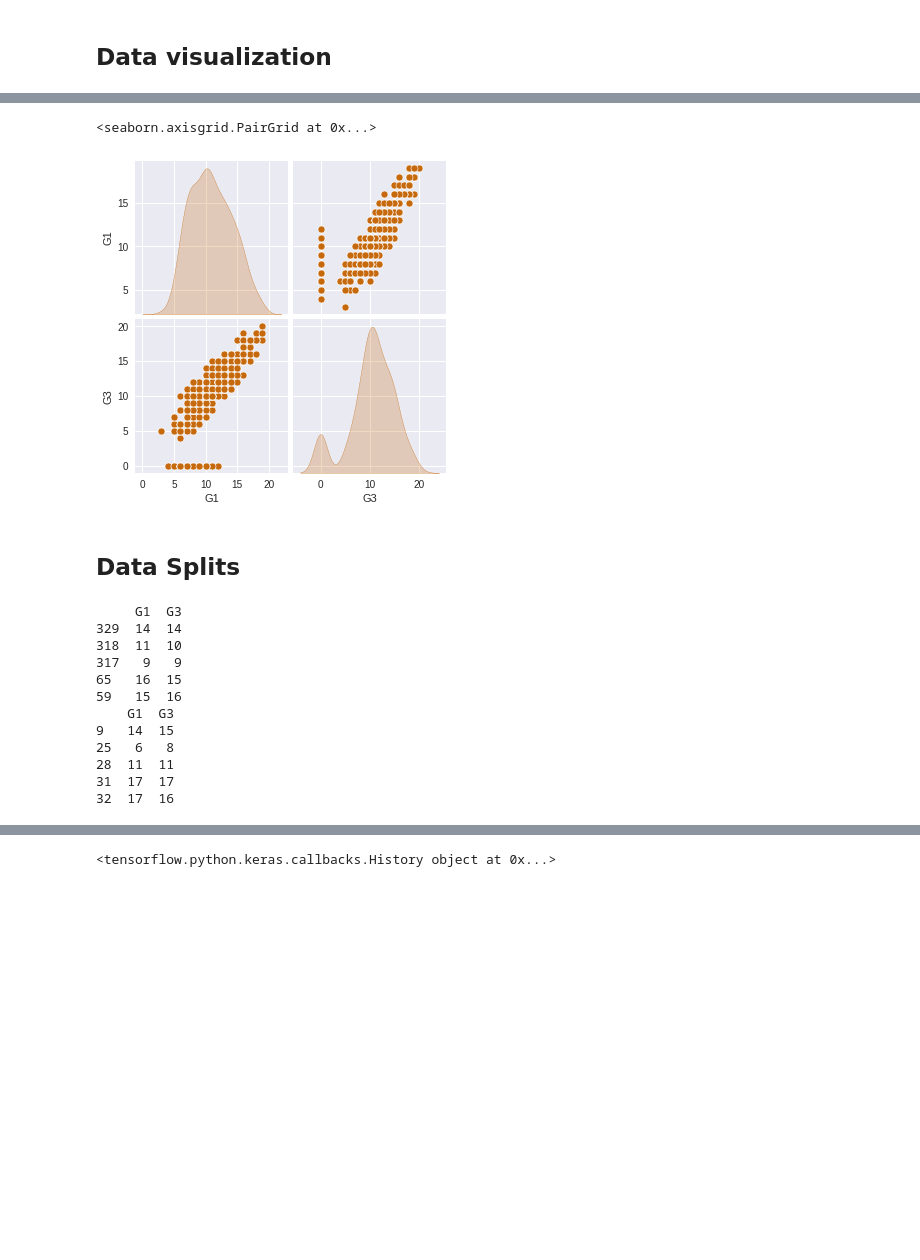
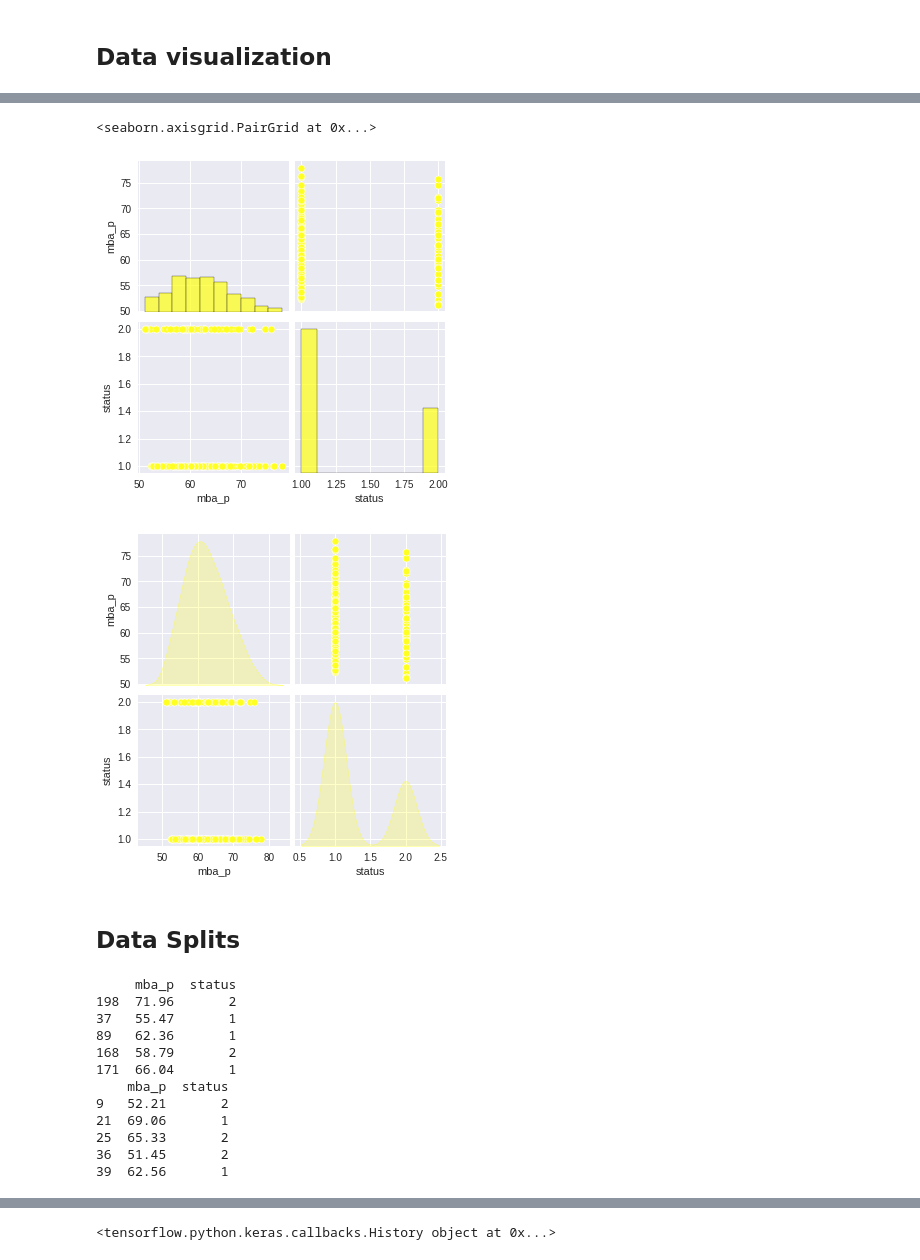
Before and after one commit to Salonee-Jain/MLnow_2.0, a Jupyter notebook: LinearRegression/Univariate.ipynb, the cells around one changed output, grey strips where cells are left out. Drawn from its saved outputs; the diff is of its cells as text; code cells hidden in the pictures; blank space fills up the shorter version.

```diff
--- a/LinearRegression/Univariate.ipynb
+++ b/LinearRegression/Univariate.ipynb
@@ -77,0 +72,2 @@ uniMathData.head(5)
+# %%
+Data['status'] = Data['status'].apply({'Placed':1, 'Not Placed':2}.get)
@@ -106,37 +110,42 @@ Index(['G1', 'G3'], dtype='object')
-# %%
-#pairplot for all the values
-
-sns.pairplot(uniMathData,
-             x_vars = ['G1', 'G3'],
-             y_vars =  ['G1', 'G3'],
-       diag_kind='kde'
-             )
-# %% [output]
-<seaborn.axisgrid.PairGrid at 0x...>
-[figure, removed]
+# %%
+sns.pairplot(uniData,
+             x_vars = ['mba_p', 'status'],
+             y_vars =  ['mba_p', 'status'],
+       diag_kind='auto'
+             )
+
+sns.pairplot(uniData,
+             x_vars = ['mba_p', 'status'],
+             y_vars =  ['mba_p', 'status'],
+       diag_kind='kde'
+             )
+# %% [output]
+<seaborn.axisgrid.PairGrid at 0x...>
+[figure, added]
+[figure, added]
 # %% [markdown]
 ## Data Splits
 # %%
 #80-20 train-test percent split
 
-trainDataset = uniMathData.sample(frac=0.8, random_state=0)
-testDataset = uniMathData.drop(trainDataset.index)
+trainDataset = uniData.sample(frac=0.89, random_state=0)
+testDataset = uniData.drop(trainDataset.index)
 
 print(trainDataset.head())
 print(testDataset.head())
 # %% [output]
-     G1  G3
-329  14  14
-318  11  10
-317   9   9
-65   16  15
-59   15  16
-    G1  G3
-9   14  15
-25   6   8
-28  11  11
-31  17  17
-32  17  16
+     mba_p  status
+198  71.96       2
+37   55.47       1
+89   62.36       1
+168  58.79       2
+171  66.04       1
+    mba_p  status
+9   52.21       2
+21  69.06       1
+25  65.33       2
+36  51.45       2
+39  62.56       1
 # %%
 print(trainDataset.shape)
 print(testDataset.shape)
```
Also changed, not shown: parts of 26 cells of this notebook.
